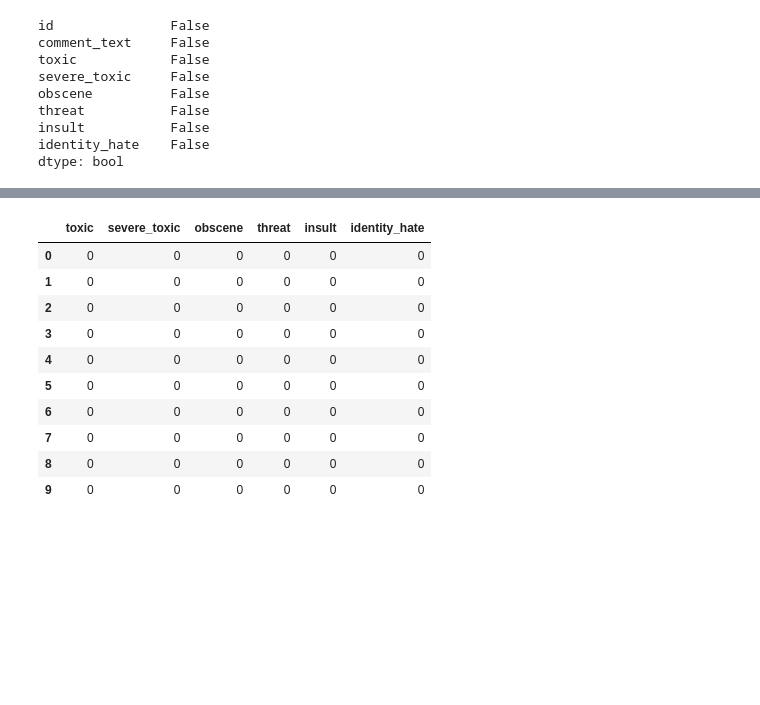
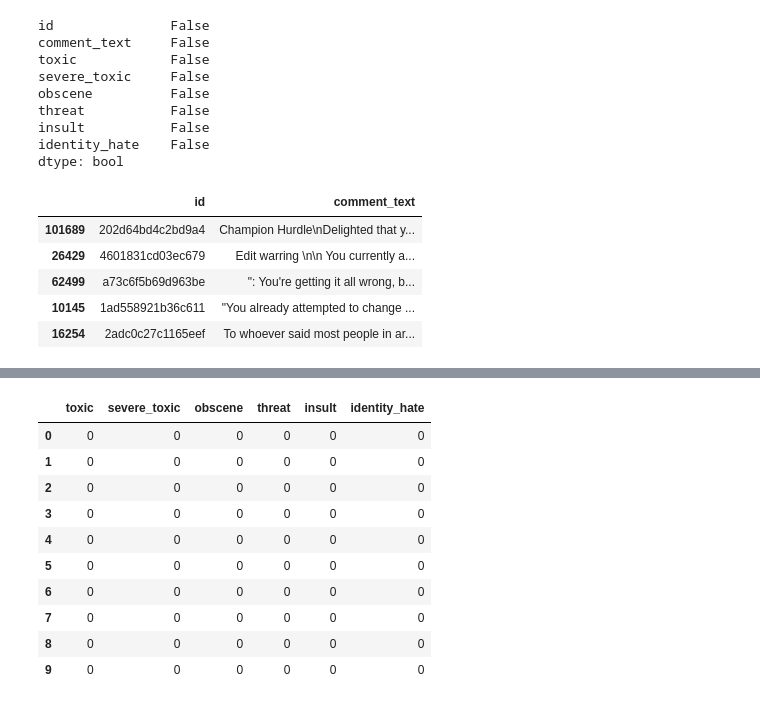
Before and after one commit to avidkenil/ml_project, a Jupyter notebook: src/modeling.ipynb, the cells around one changed output, grey strips where cells are left out. Saved outputs shown, nothing was run; the diff lists cells and outputs as text; code cells hidden in the pictures; blank space fills up the shorter version.

```diff
--- a/src/modeling.ipynb
+++ b/src/modeling.ipynb
@@ -55,3 +59,12 @@ X_train, X_val, y_train, y_val = train_test_split(X_train_val, y_train_val, test
+# %%
+X_train.head()
+# %% [output]
+|  | id | comment_text |
+| 101689 | 202d64bd4c2bd9a4 | Champion Hurdle\nDelighted that y... |
+| 26429 | 4601831cd03ec679 | Edit warring \n\n You currently a... |
+| 62499 | a73c6f5b69d963be | ": You're getting it all wrong, b... |
+| 10145 | 1ad558921b36c611 | "You already attempted to change ... |
+| 16254 | 2adc0c27c1165eef | To whoever said most people in ar... |
 # %%
 # Print value counts for train targets
 for col in target_cols:
```
Also changed, not shown: parts of 19 cells of this notebook, 4 other files.
